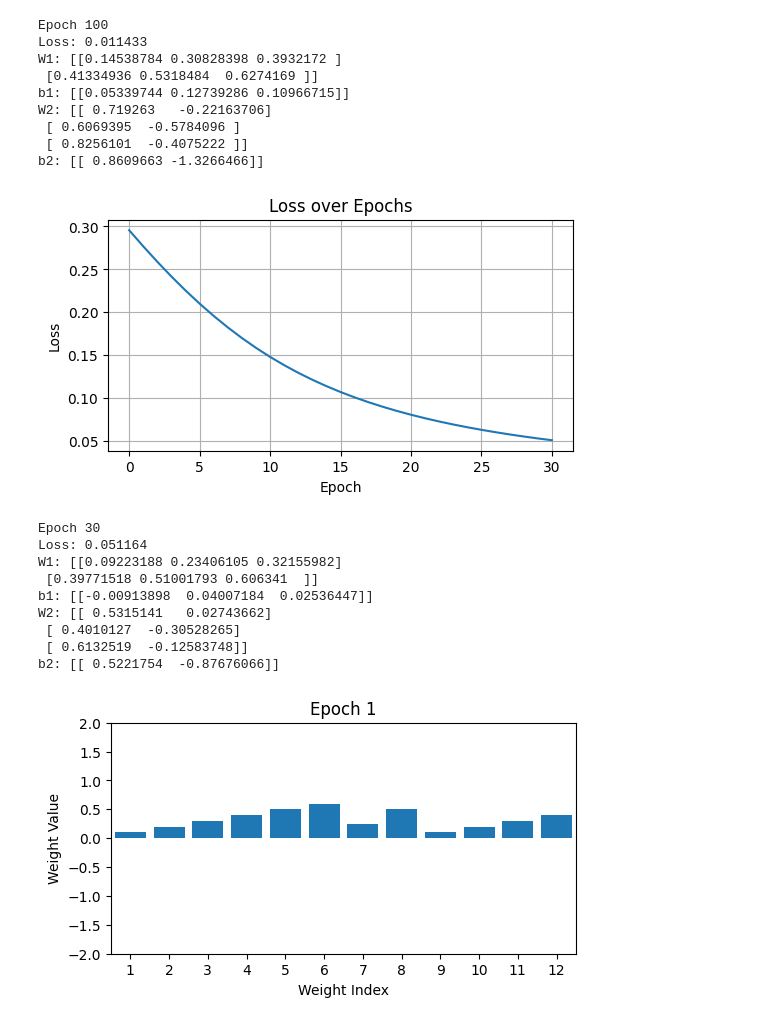
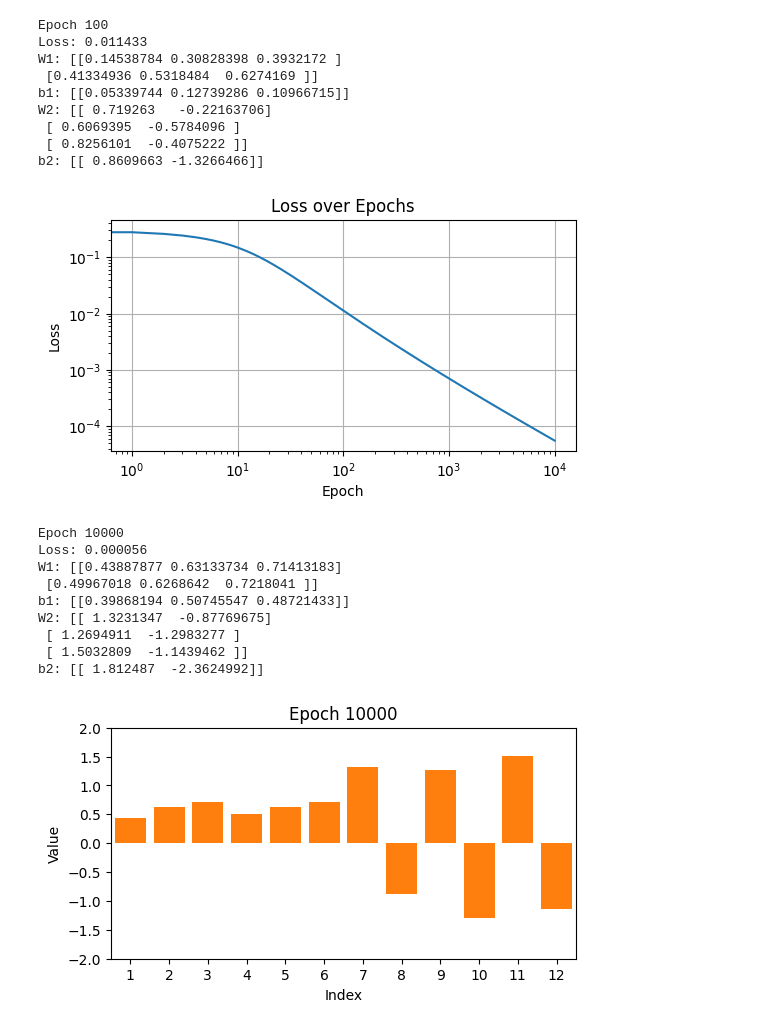
Before and after one commit to stephendyoung/MAE_5020_Spring_2025, a Jupyter notebook: 06_01_simple_nn_hand_calculation.ipynb, the cells around one changed output. Cells and saved outputs as stored; diff of their text form; code cells hidden in the pictures.

```diff
--- a/06_01_simple_nn_hand_calculation.ipynb
+++ b/06_01_simple_nn_hand_calculation.ipynb
@@ -188,7 +188,7 @@ y_true = torch.tensor([[1.0, 0.0]], dtype=torch.float32)
 
 # Hyperparameters
 lr = 0.3
-epochs = 31
+epochs = 10_000
 
 # Initialize weights and biases
 W1 = torch.tensor([[0.1, 0.2, 0.3],
@@ -206,7 +206,7 @@ W1_vals = []
 W2_vals = []
 
 # Training loop
-for epoch in range(epochs):
+for epoch in range(epochs+1):
     z1 = x @ W1 + b1
     a1 = torch.sigmoid(z1)
     z2 = a1 @ W2 + b2
@@ -226,55 +226,72 @@ for epoch in range(epochs):
 
         W1.grad.zero_()
         b1.grad.zero_()
         W2.grad.zero_()
         b2.grad.zero_()
 
 # Plot loss
 plt.figure(figsize=(6, 3))
-plt.plot(loss_history)
+plt.loglog(loss_history)
 plt.title("Loss over Epochs")
 plt.xlabel("Epoch")
 plt.ylabel("Loss")
 plt.grid(True)
 plt.show()
 
 # Print loss and weights
 print(f"\nEpoch {epoch}")
 print(f"Loss: {loss.item():.6f}")
 print("W1:", W1.detach().numpy())
 print("b1:", b1.detach().numpy())
 print("W2:", W2.detach().numpy())
 print("b2:", b2.detach().numpy())
 
-# Animate weight changes
+# Plot weights
 fig, ax = plt.subplots(figsize=(6, 3))
-ax.set_title("Weight Evolution (W1 and W2)")
+ax.set_title(f"Epoch {epoch}")
 ax.set_ylim(-2, 2)
 ax.set_xlim(0.5, 12.5)
 ax.set_xticks(range(1, 13, 1))
-ax.set_xlabel("Weight Index")
-ax.set_ylabel("Weight Value")
+ax.set_xlabel("Index")
+ax.set_ylabel("Value")
 bars = ax.bar(range(1, 13), [0]*12)
 
-def animate(i):
-    W1_flat = W1_vals[i].flatten()
-    W2_flat = W2_vals[i].flatten()
-    all_weights = np.concatenate([W1_flat, W2_flat])
-    for bar, height in zip(bars, all_weights):
-        bar.set_height(height)
-    ax.set_title(f"Epoch {i+1}")
+W1_last_flat =W1.detach().numpy().flatten()
+W2_last_flat = W2.detach().numpy().flatten()
+Weights = np.concatenate([W1_last_flat, W2_last_flat])
 
-ani = animation.FuncAnimation(fig, animate, frames=epochs, repeat=False)
-ani.save("nn_weight_updates.gif", writer="pillow", fps=15)
+bars = ax.bar(range(1, 13), Weights)
+
+
+# Animate weight changes
+#fig, ax = plt.subplots(figsize=(6, 3))
+#ax.set_title("Weight Evolution (W1 and W2)")
+#ax.set_ylim(-2, 2)
+#ax.set_xlim(0.5, 12.5)
+#ax.set_xticks(range(1, 13, 1))
+#ax.set_xlabel("Index")
+#ax.set_ylabel("Value")
+#bars = ax.bar(range(1, 13), [0]*12)
+
+#def animate(i):
+#    W1_flat = W1_vals[i].flatten()
+#    W2_flat = W2_vals[i].flatten()
+#    all_weights = np.concatenate([W1_flat, W2_flat])
+#    for bar, height in zip(bars, all_weights):
+#        bar.set_height(height)
+#    ax.set_title(f"Epoch {i+1}")
+
+#ani = animation.FuncAnimation(fig, animate, frames=epochs, repeat=False)
+#ani.save("nn_weight_updates.gif", writer="pillow", fps=15)
 # %% [output]
-[figure, old version]
+[figure, new version]
-Epoch 30
-Loss: 0.051164
-W1: [[0.09223188 0.23406105 0.32155982]
- [0.39771518 0.51001793 0.606341  ]]
-b1: [[-0.00913898  0.04007184  0.02536447]]
-W2: [[ 0.5315141   0.02743662]
- [ 0.4010127  -0.30528265]
- [ 0.6132519  -0.12583748]]
-b2: [[ 0.5221754  -0.87676066]]
+Epoch 10000
+Loss: 0.000056
+W1: [[0.43887877 0.63133734 0.71413183]
+ [0.49967018 0.6268642  0.7218041 ]]
+b1: [[0.39868194 0.50745547 0.48721433]]
+W2: [[ 1.3231347  -0.87769675]
+ [ 1.2694911  -1.2983277 ]
+ [ 1.5032809  -1.1439462 ]]
+b2: [[ 1.812487  -2.3624992]]
-[figure, old version]
+[figure, new version]
```
